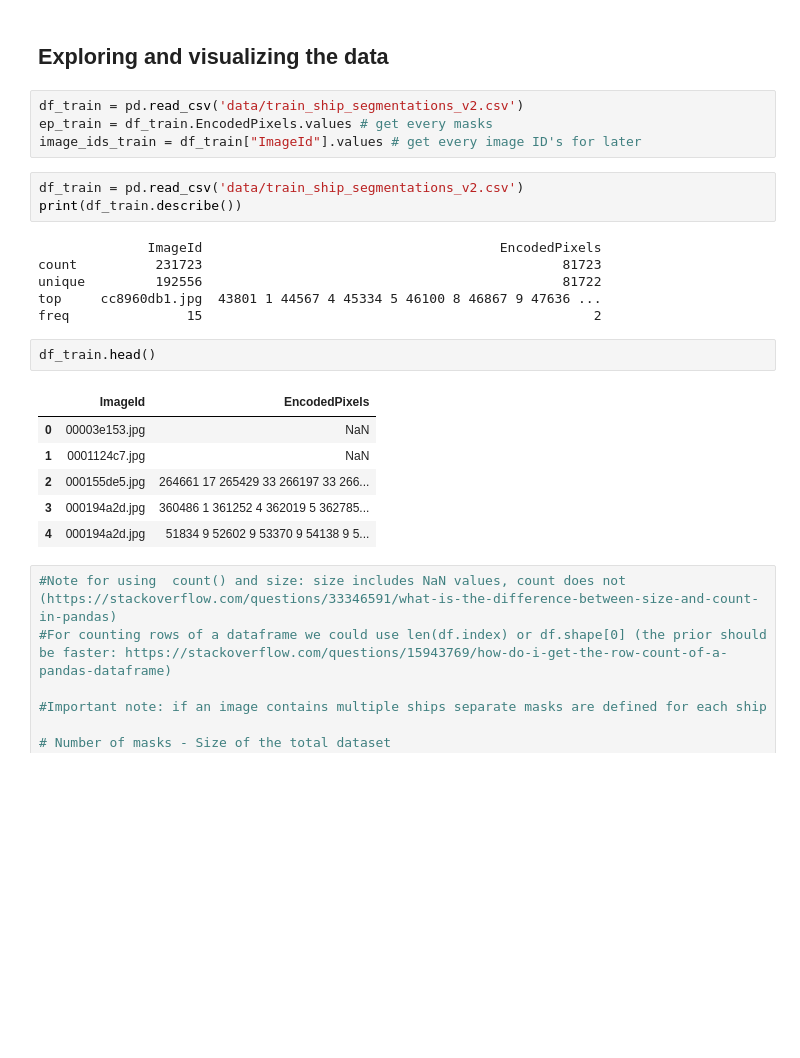
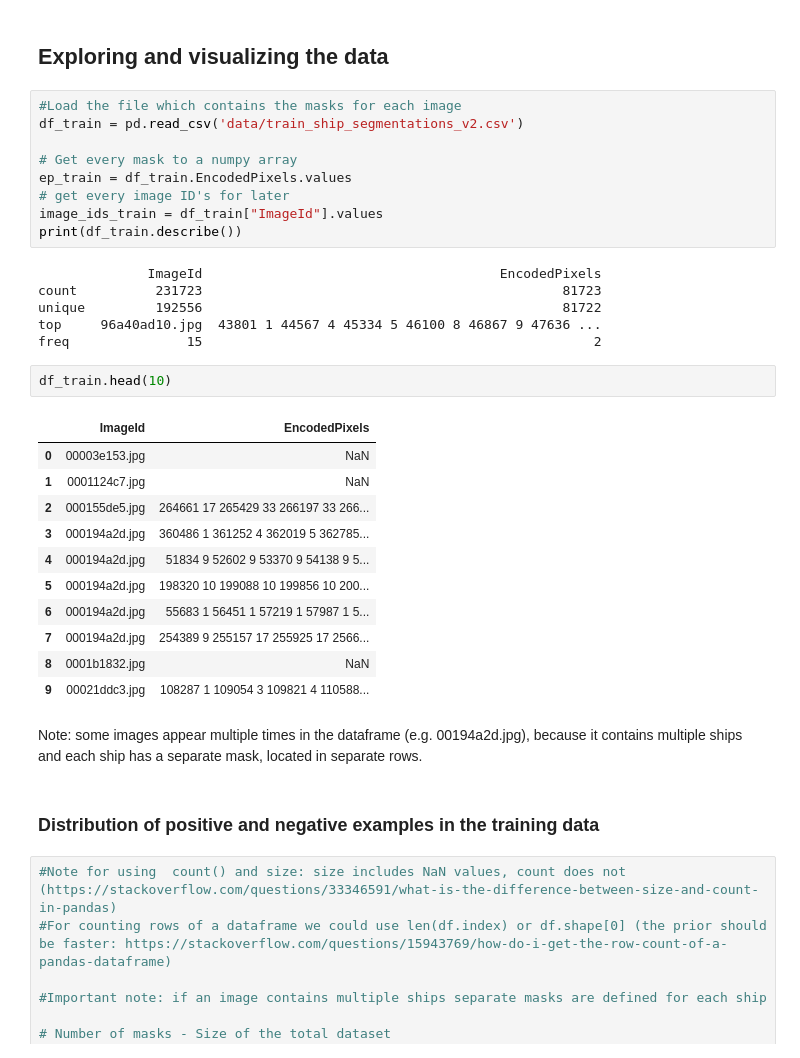
Before and after one commit to kaland313/vitmav45-ShipSeakers, a Jupyter notebook: NagyHFDataPrep.ipynb, the cells around one changed output. Saved outputs shown, nothing was run; the diff lists cells and outputs as text; blank space fills up the shorter version.

```diff
--- a/NagyHFDataPrep.ipynb
+++ b/NagyHFDataPrep.ipynb
@@ -21,27 +23,38 @@ from keras.utils import Sequence
 # %% [markdown]
 ## Exploring and visualizing the data
 # %%
+#Load the file which contains the masks for each image
 df_train = pd.read_csv('data/train_ship_segmentations_v2.csv')
-ep_train = df_train.EncodedPixels.values # get every masks
-image_ids_train = df_train["ImageId"].values # get every image ID's for later
+
+# Get every mask to a numpy array
+ep_train = df_train.EncodedPixels.values
+# get every image ID's for later
+image_ids_train = df_train["ImageId"].values
+print(df_train.describe())
+# %% [output]
+              ImageId                                      EncodedPixels
+count          231723                                              81723
+unique         192556                                              81722
+top     96a40ad10.jpg  43801 1 44567 4 45334 5 46100 8 46867 9 47636 ...
+freq               15                                                  2
-# %%
-df_train = pd.read_csv('data/train_ship_segmentations_v2.csv')
-print(df_train.describe())
-# %% [output]
-              ImageId                                      EncodedPixels
-count          231723                                              81723
-unique         192556                                              81722
-top     cc8960db1.jpg  43801 1 44567 4 45334 5 46100 8 46867 9 47636 ...
-freq               15                                                  2
 # %%
-df_train.head()
+df_train.head(10)
 # %% [output]
 |  | ImageId | EncodedPixels |
 | 0 | 00003e153.jpg | NaN |
 | 1 | 0001124c7.jpg | NaN |
 | 2 | 000155de5.jpg | 264661 17 265429 33 266197 33 266... |
 | 3 | 000194a2d.jpg | 360486 1 361252 4 362019 5 362785... |
 | 4 | 000194a2d.jpg | 51834 9 52602 9 53370 9 54138 9 5... |
+| 5 | 000194a2d.jpg | 198320 10 199088 10 199856 10 200... |
+| 6 | 000194a2d.jpg | 55683 1 56451 1 57219 1 57987 1 5... |
+| 7 | 000194a2d.jpg | 254389 9 255157 17 255925 17 2566... |
+| 8 | 0001b1832.jpg | NaN |
+| 9 | 00021ddc3.jpg | 108287 1 109054 3 109821 4 110588... |
+# %% [markdown]
+Note: some images appear multiple times in the dataframe (e.g. 00194a2d.jpg), because it contains multiple ships and each ship has a separate mask, located in separate rows.
+# %% [markdown]
+### Distribution of positive and negative examples in the training data
 # %%
 #Note for using  count() and size: size includes NaN values, count does not (https://stackoverflow.com/questions/33346591/what-is-the-difference-between-size-and-count-in-pandas)
 #For counting rows of a dataframe we could use len(df.index) or df.shape[0] (the prior should be faster: https://stackoverflow.com/questions/15943769/how-do-i-get-the-row-count-of-a-pandas-dataframe)
```
Also changed, not shown: parts of 18 cells of this notebook.
